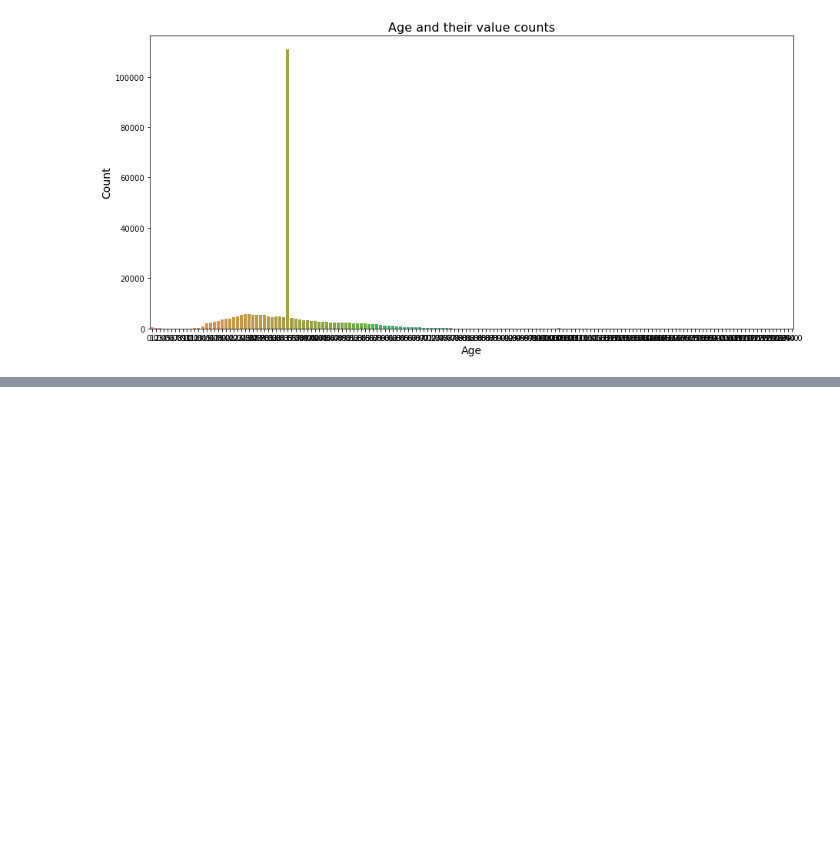
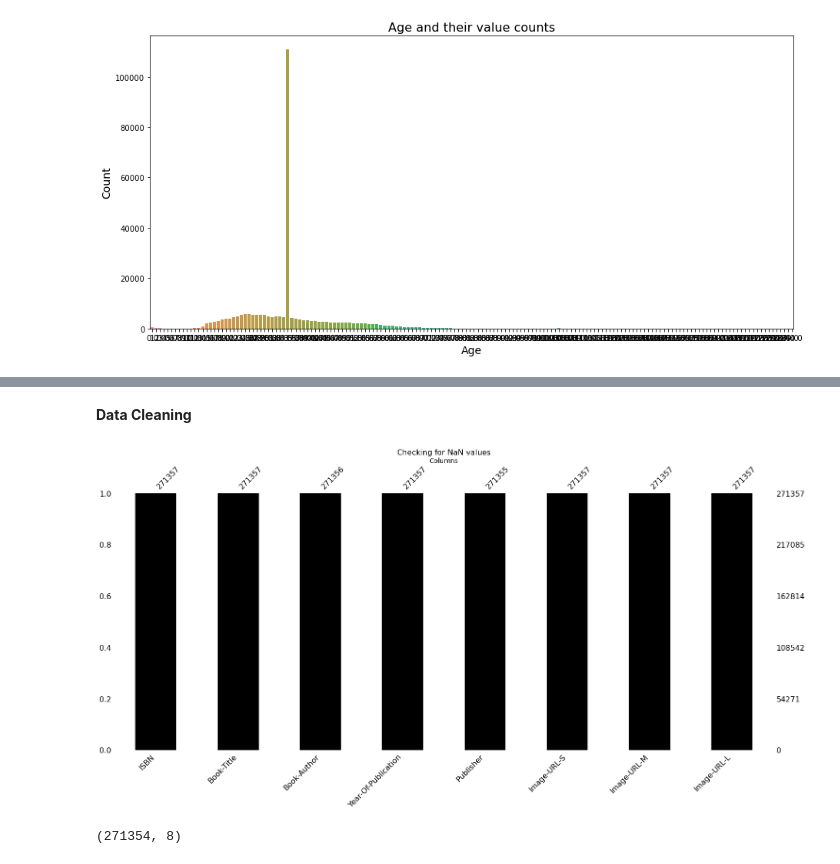
Before and after one commit to Narayan718/unsupervised, a Jupyter notebook: recommendation model.ipynb, the cells around one changed output, grey strips where cells are left out. Drawn from its saved outputs; the diff is of its cells as text; code cells hidden in the pictures; blank space fills up the shorter version.

Commit message:
Exploratory Analysis in datasets

```diff
--- a/recommendation model.ipynb
+++ b/recommendation model.ipynb
@@ -169,0 +176,5 @@ plt.show()
+# %%
+#loading book dataset
+book_df = pd.read_csv('Books.csv')
+#first 5 records of the data
+book_df.head()
@@ -169,0 +212,15 @@ plt.show()
+# %%
+#removing the improper type of data
+book_df = book_df[~book_df['Year-Of-Publication'].isin(['DK Publishing Inc', 'Gallimard'])]
+#converting the datatype
+book_df['Year-Of-Publication'] = book_df['Year-Of-Publication'].astype(int)
+# %% [markdown]
+**Data Cleaning**
+# %%
+#checking for null values
+msno.bar(book_df, color='black')
+plt.title('Checking for NaN values', size=16)
+plt.xlabel('Columns', size=14)
+plt.show()
+# %% [output]
+[figure, added]
@@ -169,0 +230,5 @@ plt.show()
+# %%
+#size of the dataset after cleaning of null values
+book_df.shape
+# %% [output]
+(271354, 8)
```
Also changed, not shown: parts of 32 cells of this notebook.
